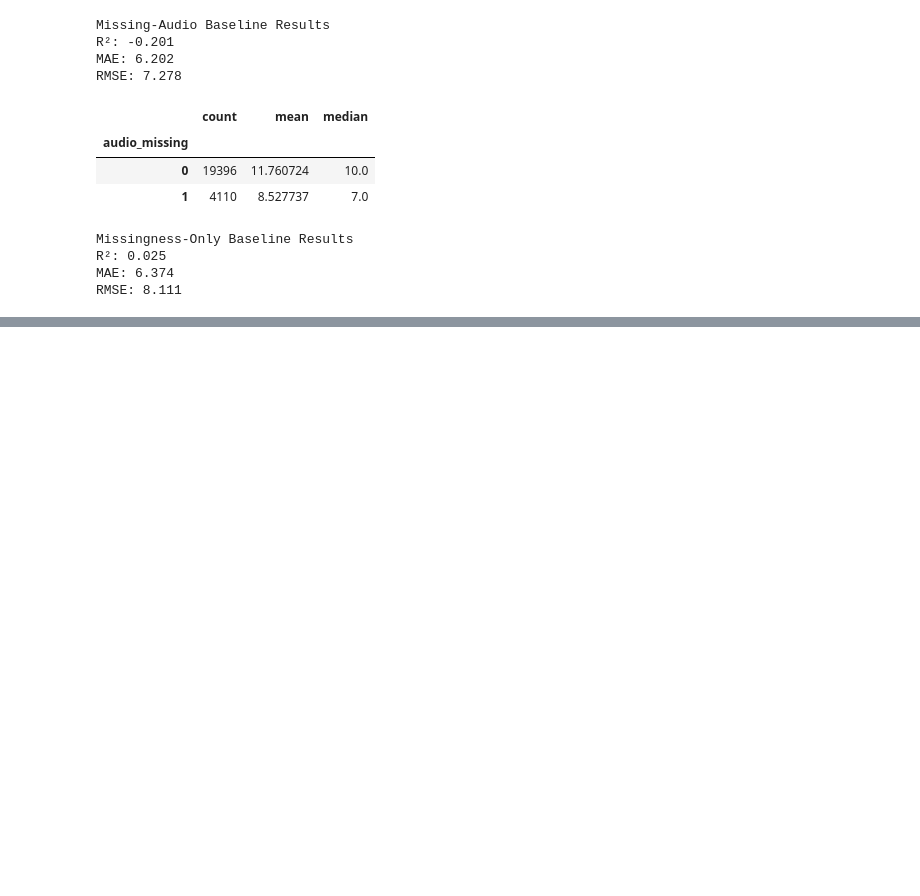
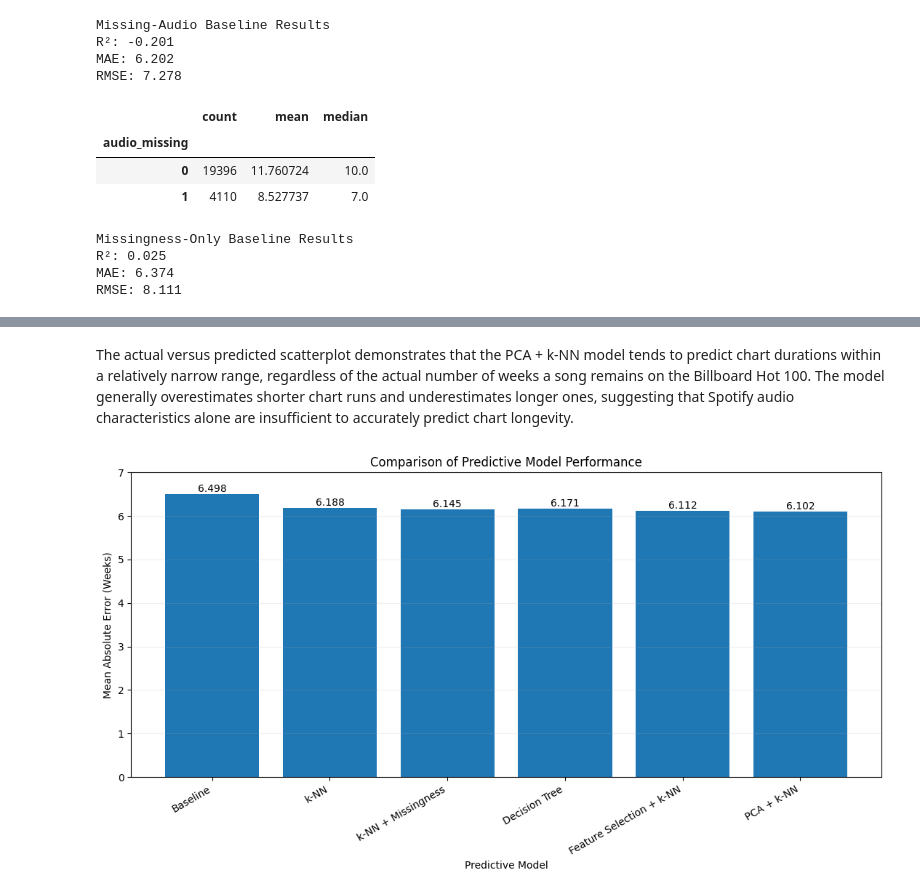
Before and after one commit to rheahalebeed/BA305-A3-Billboard-Spotify-Project, a Jupyter notebook: BA305ProjectCode.ipynb, the cells around one changed output, grey strips where cells are left out. Saved outputs shown, nothing was run; the diff lists cells and outputs as text; code cells hidden in the pictures; blank space fills up the shorter version.

```diff
--- a/BA305ProjectCode.ipynb
+++ b/BA305ProjectCode.ipynb
@@ -1997,0 +2040,52 @@ RMSE: 8.111
+# %% [markdown]
+The actual versus predicted scatterplot demonstrates that the PCA + k-NN model tends to predict chart durations within a relatively narrow range, regardless of the actual number of weeks a song remains on the Billboard Hot 100. The model generally overestimates shorter chart runs and underestimates longer ones, suggesting that Spotify audio characteristics alone are insufficient to accurately predict chart longevity.
+# %%
+import matplotlib.pyplot as plt
+
+# Model names and their MAE scores
+
+models = [
+
+    "Baseline",
+
+    "k-NN",
+
+    "k-NN + Missingness",
+
+    "Decision Tree",
+
+    "Feature Selection + k-NN",
+
+    "PCA + k-NN"
+
+]
+
+mae_scores = [6.498, 6.188, 6.145, 6.171, 6.112, 6.102]
+
+# Create bar chart
+
+plt.figure(figsize=(11, 6))
+
+plt.bar(models, mae_scores)
+
+for i, value in enumerate(mae_scores):
+
+    plt.text(i, value + 0.05, f"{value:.3f}", ha="center")
+
+plt.xlabel("Predictive Model")
+
+plt.ylabel("Mean Absolute Error (Weeks)")
+
+plt.title("Comparison of Predictive Model Performance")
+
+plt.xticks(rotation=30, ha="right")
+
+plt.ylim(0, 7)
+
+plt.grid(axis="y", alpha=0.2)
+
+plt.tight_layout()
+
+plt.show()
+# %% [output]
+[figure, added]
```
Also changed, not shown: parts of 16 cells of this notebook.
